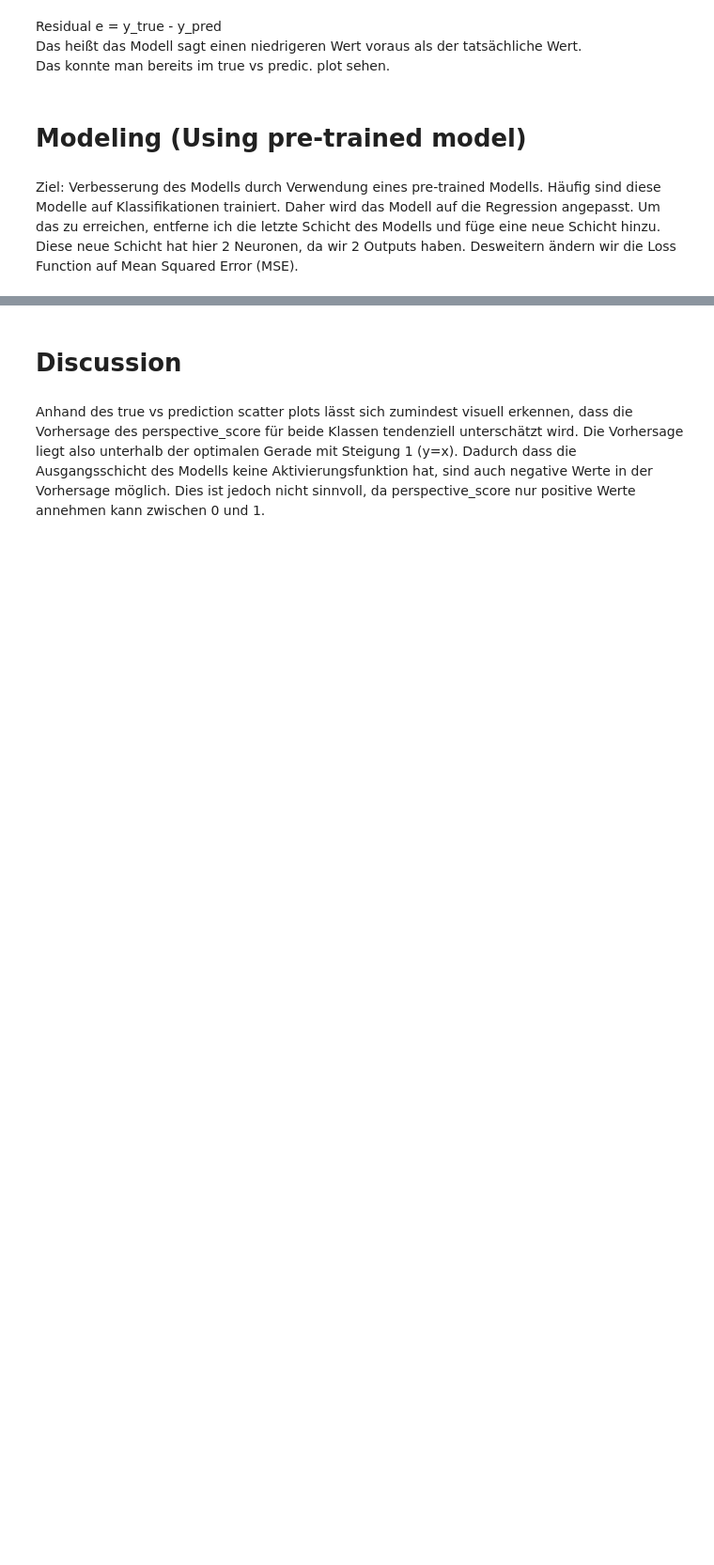
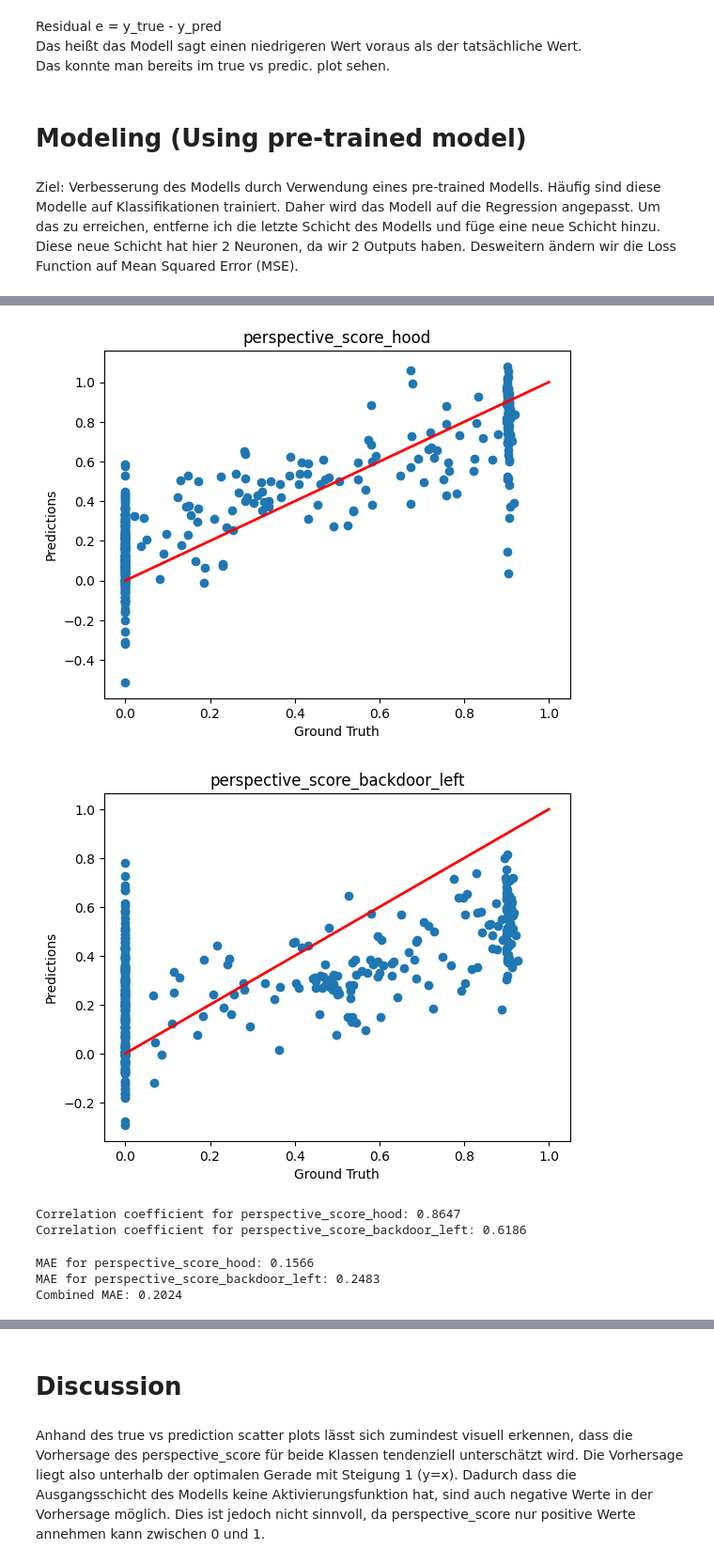
Before and after one commit to JoshAlb21/cv-challenge, a Jupyter notebook: task.ipynb, the cells around one changed output, grey strips where cells are left out. Shown at 94% size. Drawn from its saved outputs; the diff is of its cells as text; code cells hidden in the pictures; blank space fills up the shorter version.

```diff
--- a/task.ipynb
+++ b/task.ipynb
@@ -481,0 +538,28 @@ KeyboardInterrupt:
+# %%
+# Plot ground truth (x-axis) vs predictions (y-axis) and print r value
+resnet_model.eval()
+
+y_true_resnet = []
+y_pred_resnet = []
+
+with torch.no_grad():
+    for images, labels in test_loader:
+        outputs = resnet_model(images)
+        y_true_resnet.extend(labels.numpy())
+        y_pred_resnet.extend(outputs.numpy())
+
+y_true_resnet = np.array(y_true_resnet)
+y_pred_resnet = np.array(y_pred_resnet)
+# %%
+truth_vs_pred_plot(y_true_resnet, y_pred_resnet)
+# %% [output]
+[figure, added]
+[figure, added]
+Correlation coefficient for perspective_score_hood: 0.8647
+Correlation coefficient for perspective_score_backdoor_left: 0.6186
+# %%
+print_mae(y_true_resnet, y_pred_resnet)
+# %% [output]
+MAE for perspective_score_hood: 0.1566
+MAE for perspective_score_backdoor_left: 0.2483
+Combined MAE: 0.2024
```
Also changed, not shown: parts of 29 cells of this notebook.
